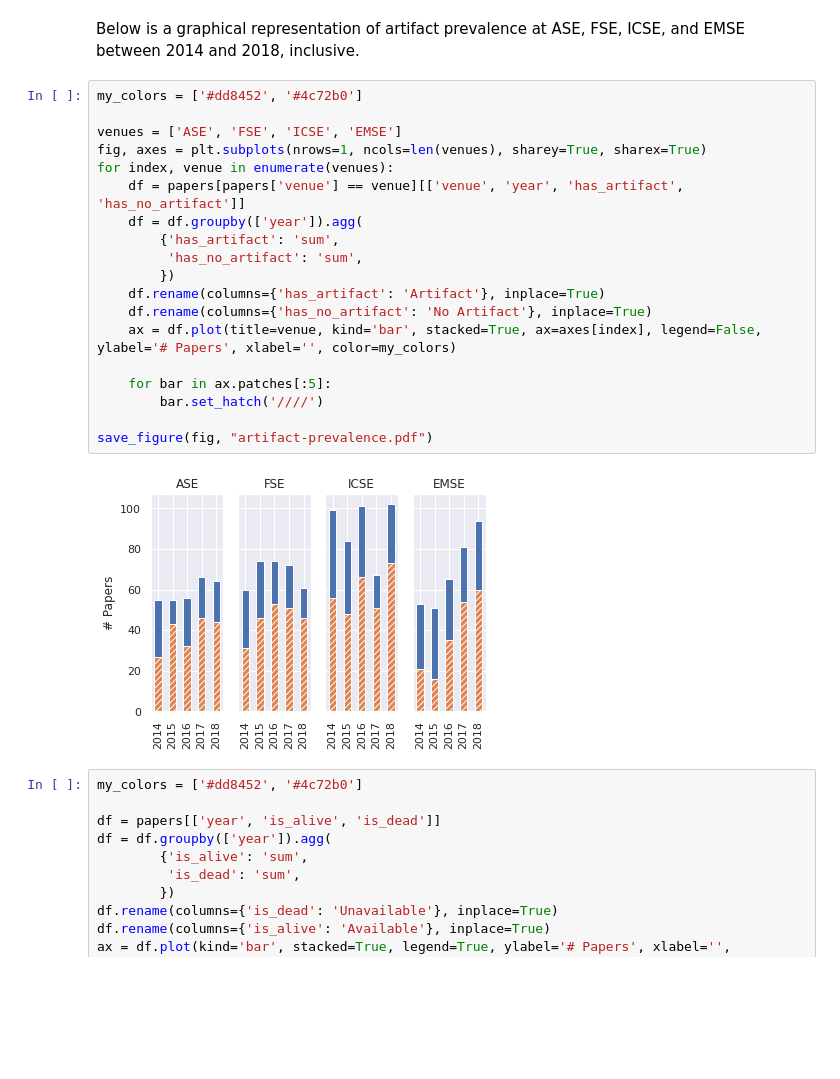
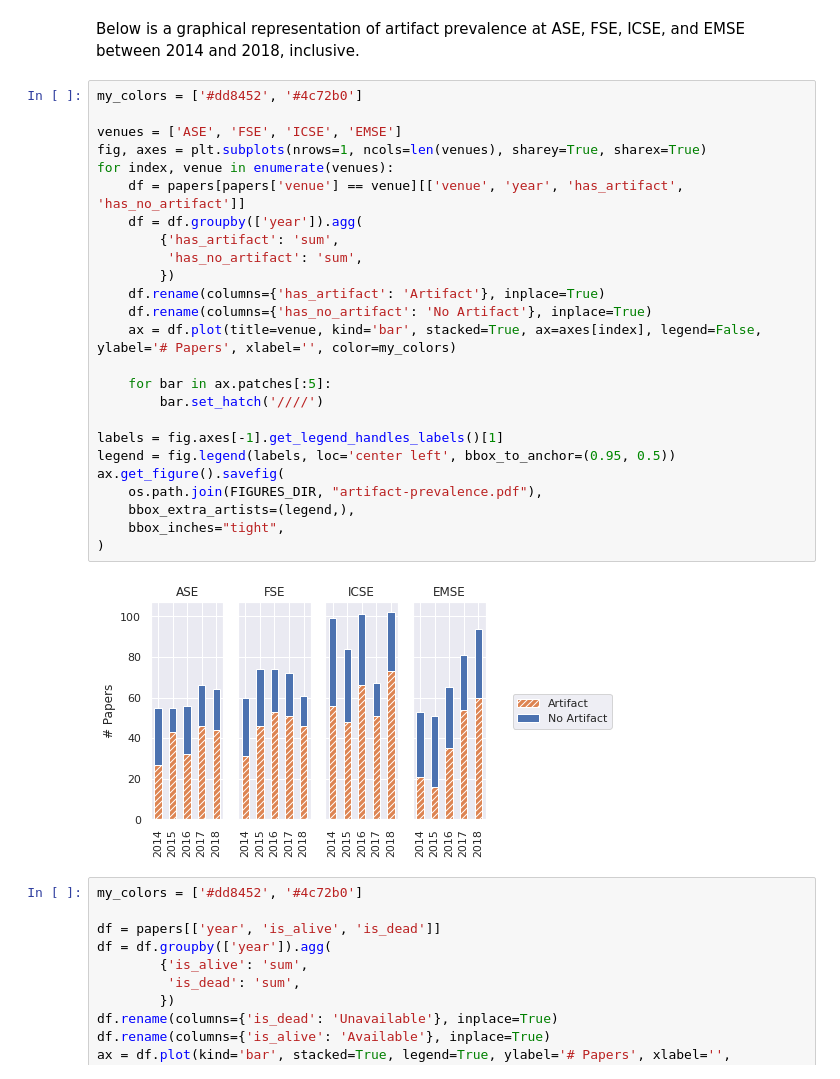
Before and after one commit to ChrisTimperley/se-artifact-sharing, a Jupyter notebook: se-artifacts.ipynb, the cells around one changed output. Cells and saved outputs as stored; diff of their text form; blank space fills up the shorter version.

Commit message:
updated artifact prevalence figure to include legend

```diff
--- a/se-artifacts.ipynb
+++ b/se-artifacts.ipynb
@@ -74,24 +74,30 @@ Below is a graphical representation of artifact prevalence at ASE, FSE, ICSE, an
 # %%
 my_colors = ['#dd8452', '#4c72b0']
 
 venues = ['ASE', 'FSE', 'ICSE', 'EMSE']
 fig, axes = plt.subplots(nrows=1, ncols=len(venues), sharey=True, sharex=True)
 for index, venue in enumerate(venues):
     df = papers[papers['venue'] == venue][['venue', 'year', 'has_artifact', 'has_no_artifact']]
     df = df.groupby(['year']).agg(
         {'has_artifact': 'sum',
          'has_no_artifact': 'sum',
         })
     df.rename(columns={'has_artifact': 'Artifact'}, inplace=True)
     df.rename(columns={'has_no_artifact': 'No Artifact'}, inplace=True)
     ax = df.plot(title=venue, kind='bar', stacked=True, ax=axes[index], legend=False, ylabel='# Papers', xlabel='', color=my_colors)
 
     for bar in ax.patches[:5]:
         bar.set_hatch('////')
 
-save_figure(fig, "artifact-prevalence.pdf")
+labels = fig.axes[-1].get_legend_handles_labels()[1]
+legend = fig.legend(labels, loc='center left', bbox_to_anchor=(0.95, 0.5))
+ax.get_figure().savefig(
+    os.path.join(FIGURES_DIR, "artifact-prevalence.pdf"),
+    bbox_extra_artists=(legend,),
+    bbox_inches="tight",
+)
 # %% [output]
-[figure, old version]
+[figure, new version]
 # %%
 my_colors = ['#dd8452', '#4c72b0']
 
```
